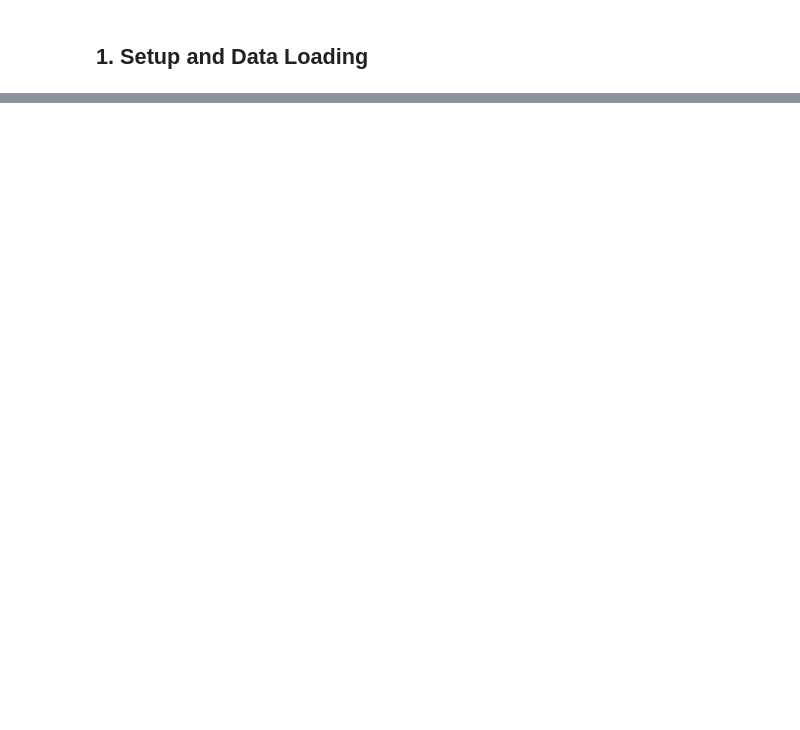
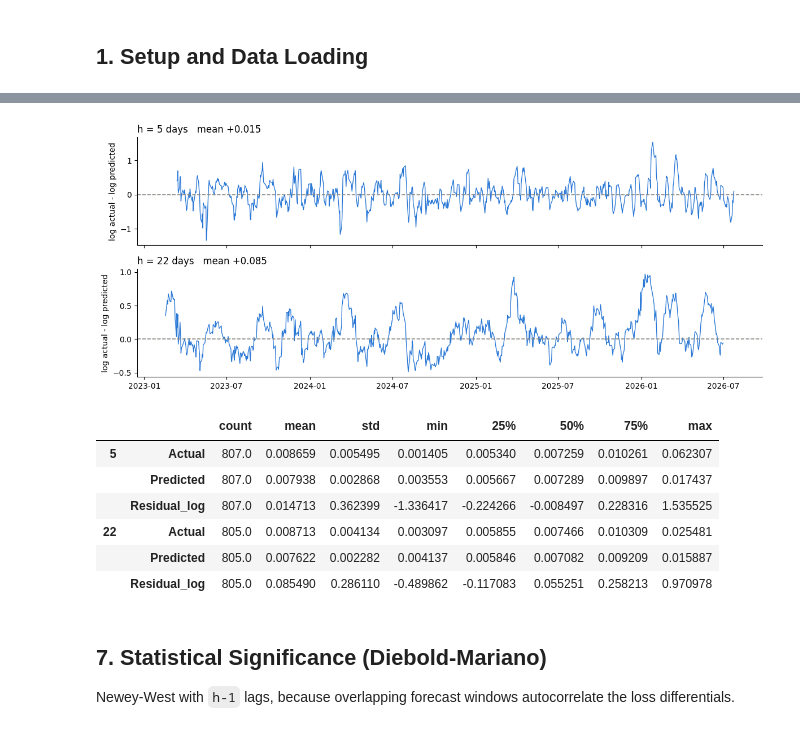
Before and after one commit to khgaurav/macro-commodity-ml, a Jupyter notebook: lstm_gold_prediction.ipynb, the cells around one changed output, grey strips where cells are left out. Cells and saved outputs as stored; diff of their text form; code cells hidden in the pictures; blank space fills up the shorter version.

```diff
--- a/lstm_gold_prediction.ipynb
+++ b/lstm_gold_prediction.ipynb
@@ -1287,0 +584,34 @@ Overall, the LSTM demonstrated limited predictive value for return magnitude, al
+# %%
+residual_frames = {}
+for hh, te, tgt, preds in ((5, test_5, target_5, preds_5), (22, test_22, target_22, preds_22)):
+    residual_frames[hh] = pd.DataFrame({
+        "Actual": np.exp(te[tgt].to_numpy()),
+        "Predicted": preds["LSTM (tuned)"],
+        "Residual_log": te[tgt].to_numpy() - np.log(preds["LSTM (tuned)"]),
+    }, index=te.index)
+
+fig, axes = plt.subplots(2, 1, figsize=(12, 5), sharex=True)
+for ax, hh in zip(axes, (5, 22)):
+    ax.plot(residual_frames[hh].index, residual_frames[hh]["Residual_log"],
+            color="#2a78d6", lw=1)
+    ax.axhline(0, color="#898781", ls="--", lw=1.2)
+    ax.set_title(f"h = {hh} days   mean {residual_frames[hh]['Residual_log'].mean():+.3f}", loc="left")
+    ax.set_ylabel("log actual - log predicted")
+    ax.spines[["top", "right"]].set_visible(False)
+show("lstm_residuals")
+
+pd.concat({hh: residual_frames[hh].describe().T for hh in (5, 22)})
+# %% [output]
+[figure, added]
+|  |  | count | mean | std | min | 25% | 50% | 75% | max |
+| 5 | Actual | 807.0 | 0.008659 | 0.005495 | 0.001405 | 0.005340 | 0.007259 | 0.010261 | 0.062307 |
+|  | Predicted | 807.0 | 0.007938 | 0.002868 | 0.003553 | 0.005667 | 0.007289 | 0.009897 | 0.017437 |
+|  | Residual_log | 807.0 | 0.014713 | 0.362399 | -1.336417 | -0.224266 | -0.008497 | 0.228316 | 1.535525 |
+| 22 | Actual | 805.0 | 0.008713 | 0.004134 | 0.003097 | 0.005855 | 0.007466 | 0.010309 | 0.025481 |
+|  | Predicted | 805.0 | 0.007622 | 0.002282 | 0.004137 | 0.005846 | 0.007082 | 0.009209 | 0.015887 |
+|  | Residual_log | 805.0 | 0.085490 | 0.286110 | -0.489862 | -0.117083 | 0.055251 | 0.258213 | 0.970978 |
+# %% [markdown]
+## 7. Statistical Significance (Diebold-Mariano)
+
+Newey-West with `h-1` lags, because overlapping forecast windows autocorrelate
+the loss differentials.
```
Also changed, not shown: parts of 122 cells of this notebook, 1 other file.
